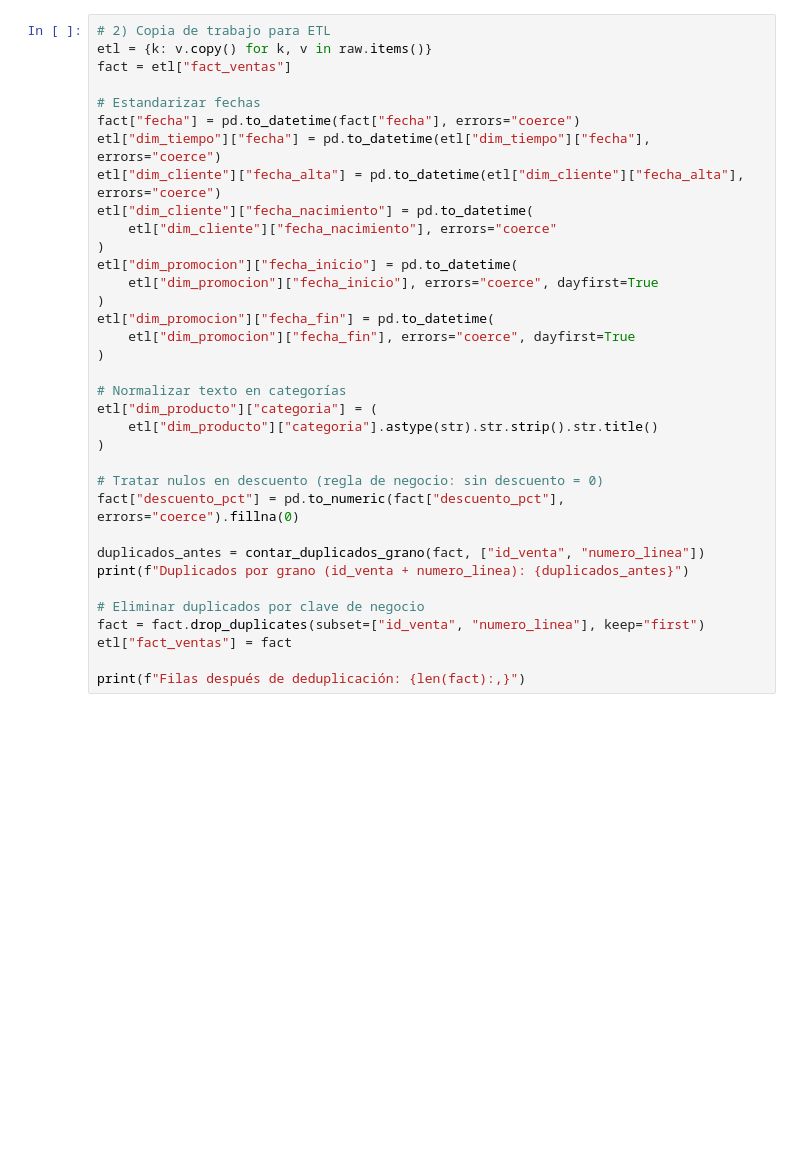
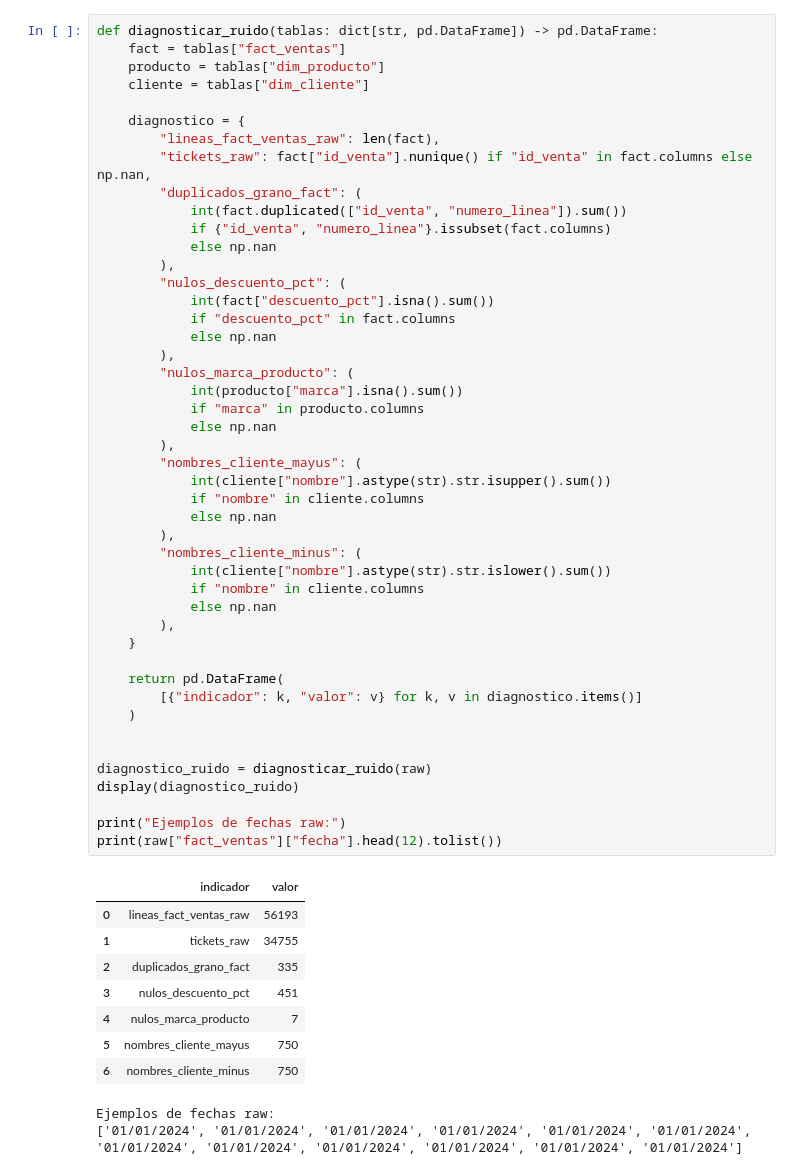
Before and after one commit to KarloToro/Business-Intelligence-Final-Proyect, a Jupyter notebook: notebooks/01_datamart_etl.ipynb, the cells around one changed output. Cells and saved outputs as stored; diff of their text form; blank space fills up the shorter version.

```diff
--- a/notebooks/01_datamart_etl.ipynb
+++ b/notebooks/01_datamart_etl.ipynb
@@ -89,35 +233,57 @@ for nombre, df in raw.items():
 # %%
-# 2) Copia de trabajo para ETL
-etl = {k: v.copy() for k, v in raw.items()}
-fact = etl["fact_ventas"]
+def diagnosticar_ruido(tablas: dict[str, pd.DataFrame]) -> pd.DataFrame:
+    fact = tablas["fact_ventas"]
+    producto = tablas["dim_producto"]
+    cliente = tablas["dim_cliente"]
 
-# Estandarizar fechas
-fact["fecha"] = pd.to_datetime(fact["fecha"], errors="coerce")
-etl["dim_tiempo"]["fecha"] = pd.to_datetime(etl["dim_tiempo"]["fecha"], errors="coerce")
-etl["dim_cliente"]["fecha_alta"] = pd.to_datetime(etl["dim_cliente"]["fecha_alta"], errors="coerce")
-etl["dim_cliente"]["fecha_nacimiento"] = pd.to_datetime(
-    etl["dim_cliente"]["fecha_nacimiento"], errors="coerce"
-)
-etl["dim_promocion"]["fecha_inicio"] = pd.to_datetime(
-    etl["dim_promocion"]["fecha_inicio"], errors="coerce", dayfirst=True
-)
-etl["dim_promocion"]["fecha_fin"] = pd.to_datetime(
-    etl["dim_promocion"]["fecha_fin"], errors="coerce", dayfirst=True
-)
+    diagnostico = {
+        "lineas_fact_ventas_raw": len(fact),
+        "tickets_raw": fact["id_venta"].nunique() if "id_venta" in fact.columns else np.nan,
+        "duplicados_grano_fact": (
+            int(fact.duplicated(["id_venta", "numero_linea"]).sum())
+            if {"id_venta", "numero_linea"}.issubset(fact.columns)
+            else np.nan
+        ),
+        "nulos_descuento_pct": (
+            int(fact["descuento_pct"].isna().sum())
+            if "descuento_pct" in fact.columns
+            else np.nan
+        ),
+        "nulos_marca_producto": (
+            int(producto["marca"].isna().sum())
+            if "marca" in producto.columns
+            else np.nan
+        ),
+        "nombres_cliente_mayus": (
+            int(cliente["nombre"].astype(str).str.isupper().sum())
+            if "nombre" in cliente.columns
+            else np.nan
+        ),
+        "nombres_cliente_minus": (
+            int(cliente["nombre"].astype(str).str.islower().sum())
+            if "nombre" in cliente.columns
+            else np.nan
+        ),
+    }
 
-# Normalizar texto en categorías
-etl["dim_producto"]["categoria"] = (
-    etl["dim_producto"]["categoria"].astype(str).str.strip().str.title()
-)
+    return pd.DataFrame(
+        [{"indicador": k, "valor": v} for k, v in diagnostico.items()]
+    )
 
-# Tratar nulos en descuento (regla de negocio: sin descuento = 0)
-fact["descuento_pct"] = pd.to_numeric(fact["descuento_pct"], errors="coerce").fillna(0)
 
-duplicados_antes = contar_duplicados_grano(fact, ["id_venta", "numero_linea"])
-print(f"Duplicados por grano (id_venta + numero_linea): {duplicados_antes}")
+diagnostico_ruido = diagnosticar_ruido(raw)
+display(diagnostico_ruido)
 
-# Eliminar duplicados por clave de negocio
-fact = fact.drop_duplicates(subset=["id_venta", "numero_linea"], keep="first")
-etl["fact_ventas"] = fact
-
-print(f"Filas después de deduplicación: {len(fact):,}")
+print("Ejemplos de fechas raw:")
+print(raw["fact_ventas"]["fecha"].head(12).tolist())
+# %% [output]
+|  | indicador | valor |
+| 0 | lineas_fact_ventas_raw | 56193 |
+| 1 | tickets_raw | 34755 |
+| 2 | duplicados_grano_fact | 335 |
+| 3 | nulos_descuento_pct | 451 |
+| 4 | nulos_marca_producto | 7 |
+| 5 | nombres_cliente_mayus | 750 |
+| 6 | nombres_cliente_minus | 750 |
+Ejemplos de fechas raw:
+['01/01/2024', '01/01/2024', '01/01/2024', '01/01/2024', '01/01/2024', '01/01/2024', '01/01/2024', '01/01/2024', '01/01/2024', '01/01/2024', '01/01/2024', '01/01/2024']
```
Also changed, not shown: parts of 36 cells of this notebook, 18 other files.
